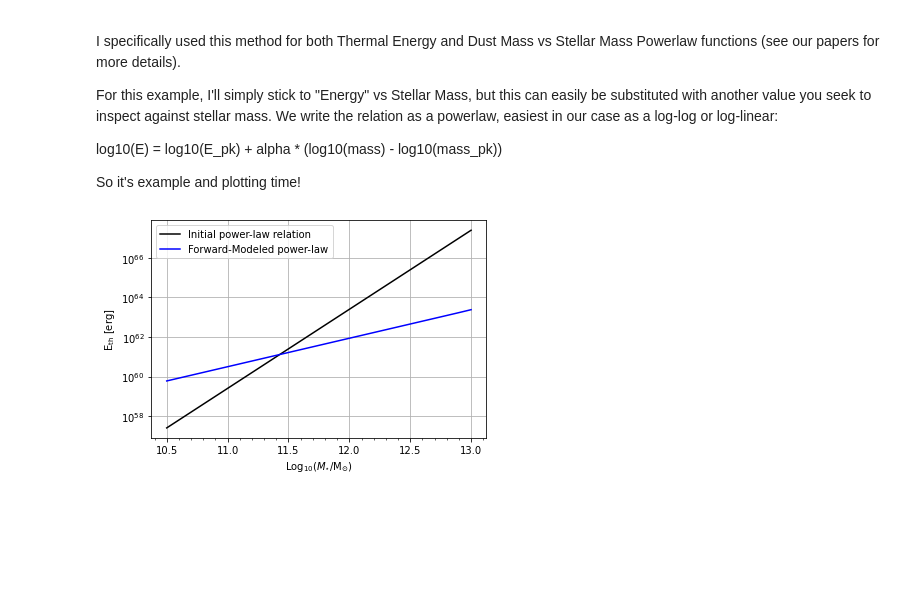
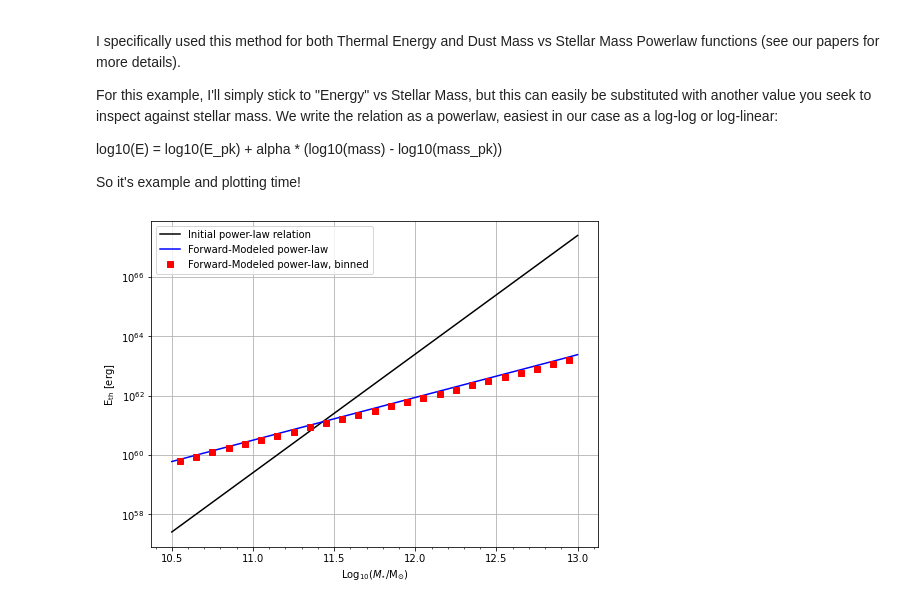
Before and after one commit to JeremyMeinke/mm_astronomy_stacking, a Jupyter notebook: analysis_example.ipynb, the cells around one changed output. Drawn from its saved outputs; the diff is of its cells as text; code cells hidden in the pictures; blank space fills up the shorter version.

Commit message:
complete analysis_example notebook

```diff
--- a/analysis_example.ipynb
+++ b/analysis_example.ipynb
@@ -223,28 +229,32 @@ So it's example and plotting time!
 # %%
 ## First let's define a basic powerlaw relation to plot for a range of log_mass
 # (and somewhat close to our measurements)
 log_masses = np.arange(10.5, 13.01, 0.1)
 log_mass_pk = 11.4
 alpha = 4
 energy_pk = 10**(61.)
 
+plt.figure(figsize=(8,6))
 plt.plot(log_masses, astro_analysis.xlog_y_pl(log_masses, log_mass_pk, energy_pk, alpha), label="Initial power-law relation", marker="")
 ## However, observationally we have stellar mass uncertainty that can affect this relation,
 # For a galaxy stellar mass distribution like ours, narrowly distributed around 11.4 dex fit with gaussian sigma of approx 0.2, but stellar mass uncertainty of 0.16 dex
 sed_sigma = 0.16
 mass_distr_sigma = 0.20
-plt.plot(log_masses, 10**astro_analysis.powerlaw_mass_correction_by_convolving(log_masses, energy_pk, alpha, sed_sigma, mass_distr_sigma, log_mass_pk, pl_lin=True), label="Forward-Modeled power-law", marker="")
+plt.plot(log_masses, astro_analysis.powerlaw_mass_correction_by_convolving(log_masses, energy_pk, alpha, sed_sigma, mass_distr_sigma, log_mass_pk, pl_lin=True), label="Forward-Modeled power-law", marker="")
 ## notice how much flatter it is now (all due to the stellar mass uncertainty and narrow mass distribution),
-# so
 
-
+## so if binned by 0.1 dex stellar mass bins:
+mbin_width = 0.1
+log_mbin_centers = np.arange(10.55, 13.01, mbin_width)
+plt.plot(log_mbin_centers, astro_analysis.powerlaw_mass_correction_mbinned(log_mbin_centers, mbin_width, energy_pk, alpha, sed_sigma, mass_distr_sigma, log_mass_pk, pl_lin=True), label="Forward-Modeled power-law, binned", linestyle="")
+## This would be the function to fit actual binned measurements/observations
 
 plt.xlabel(r"Log$_{10}(M_{\star} / \rm{M}_{\odot})$")
 plt.ylabel(r"$\rm{E}_{th}$ [erg]")
 plt.yscale("log")
 plt.minorticks_on()
 plt.legend()
 plt.grid()
 plt.show()
 # %% [output]
-[figure, old version]
+[figure, new version]
```
Also changed, not shown: parts of 6 cells of this notebook, 1 other file.
